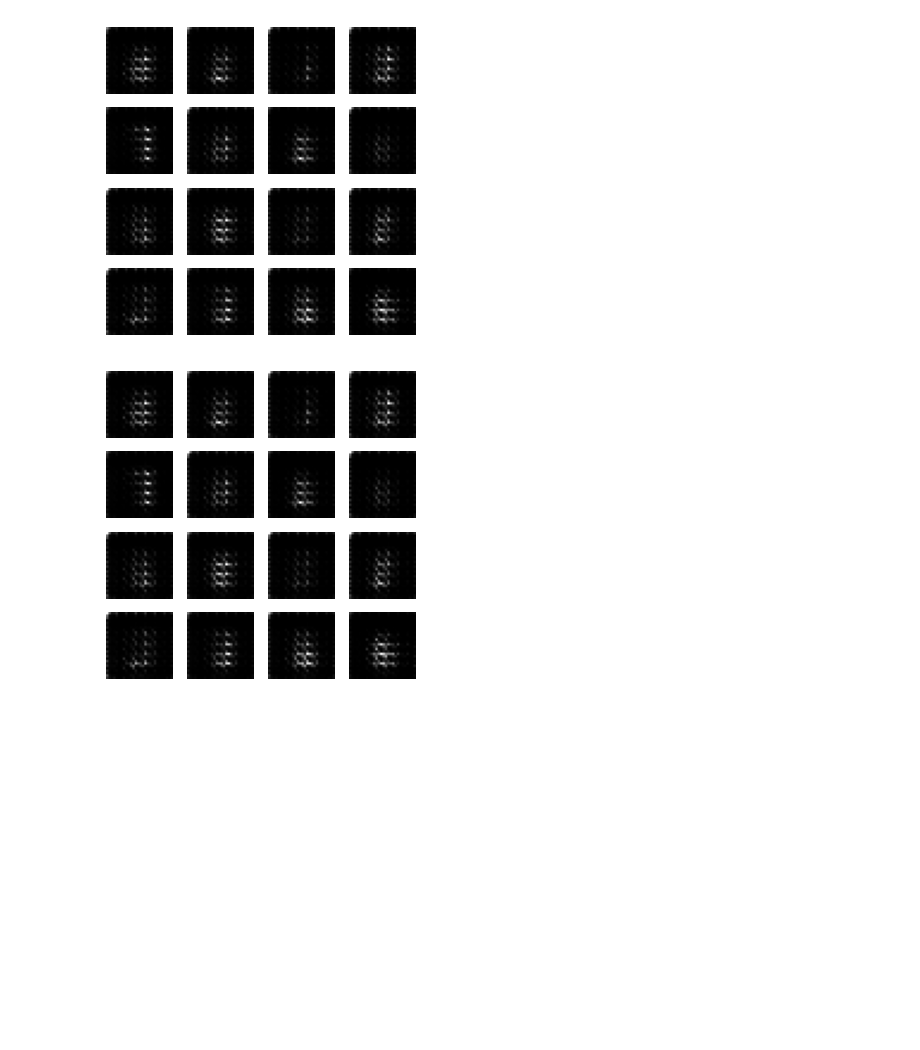
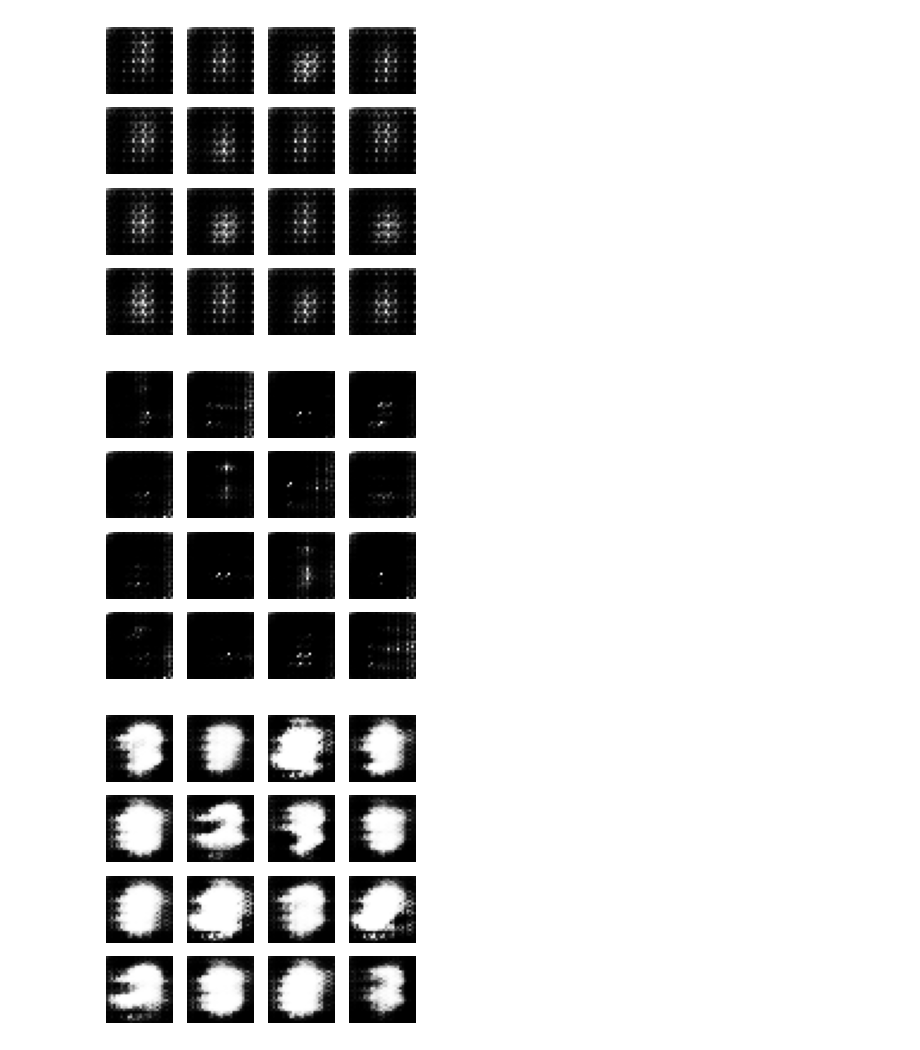
Before and after one commit to juhumkwon/source_code, a Jupyter notebook: A(12_2강)GAN(MnistData).ipynb, the cells around one changed output. Saved outputs shown, nothing was run; the diff lists cells and outputs as text; code cells hidden in the pictures; blank space fills up the shorter version.

```diff
--- a/A(12_2강)GAN(MnistData).ipynb
+++ b/A(12_2강)GAN(MnistData).ipynb
@@ -79,8 +79,8 @@ generator_optimizer = tf.keras.optimizers.Adam(1e-4)
 discriminator_optimizer = tf.keras.optimizers.Adam(1e-4)
 
 #6. 훈련 루프
-#EPOCHS = 50
-EPOCHS = 1
+EPOCHS = 50
+#EPOCHS = 1
 noise_dim = 100
 num_examples_to_generate = 16
 
@@ -113,32 +113,33 @@ def train(dataset, epochs):
             train_step(image_batch)
 
         # Epoch마다 이미지 생성
         generate_and_save_images(generator, epoch + 1, seed)
 
     # 마지막 Epoch 후 이미지 생성
     generate_and_save_images(generator, epochs, seed)
 
 #7. 이미지 생성 함수
 def generate_and_save_images(model, epoch, test_input):
     predictions = model(test_input, training=False)
 
     fig = plt.figure(figsize=(4, 4))
 
     for i in range(predictions.shape[0]):
         plt.subplot(4, 4, i+1)
         plt.imshow(predictions[i, :, :, 0] * 127.5 + 127.5, cmap='gray')
         plt.axis('off')
 
     plt.savefig('image_at_epoch_{:04d}.png'.format(epoch))
     plt.show()
 
 #8. 모델 생성 및 훈련 시작
 # 모델 생성
 generator = make_generator_model()
 discriminator = make_discriminator_model()
 
 # 훈련 시작
 train(train_dataset, EPOCHS)
 # %% [output]
-[figure, old version]
+[figure, new version]
-[figure, old version]
+[figure, new version]
+[figure, added]
```
Also changed, not shown: parts of 1 cell of this notebook.
